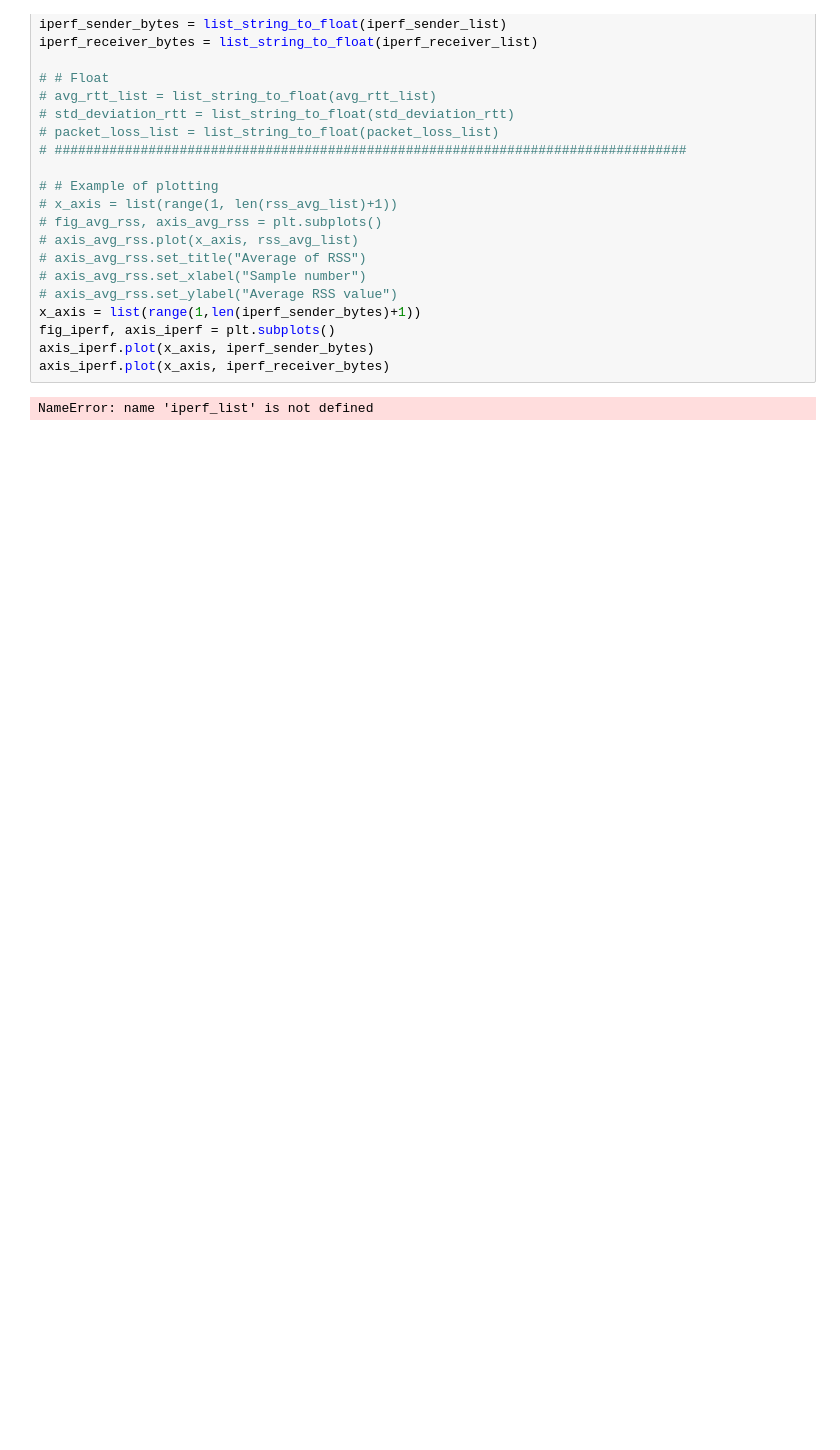
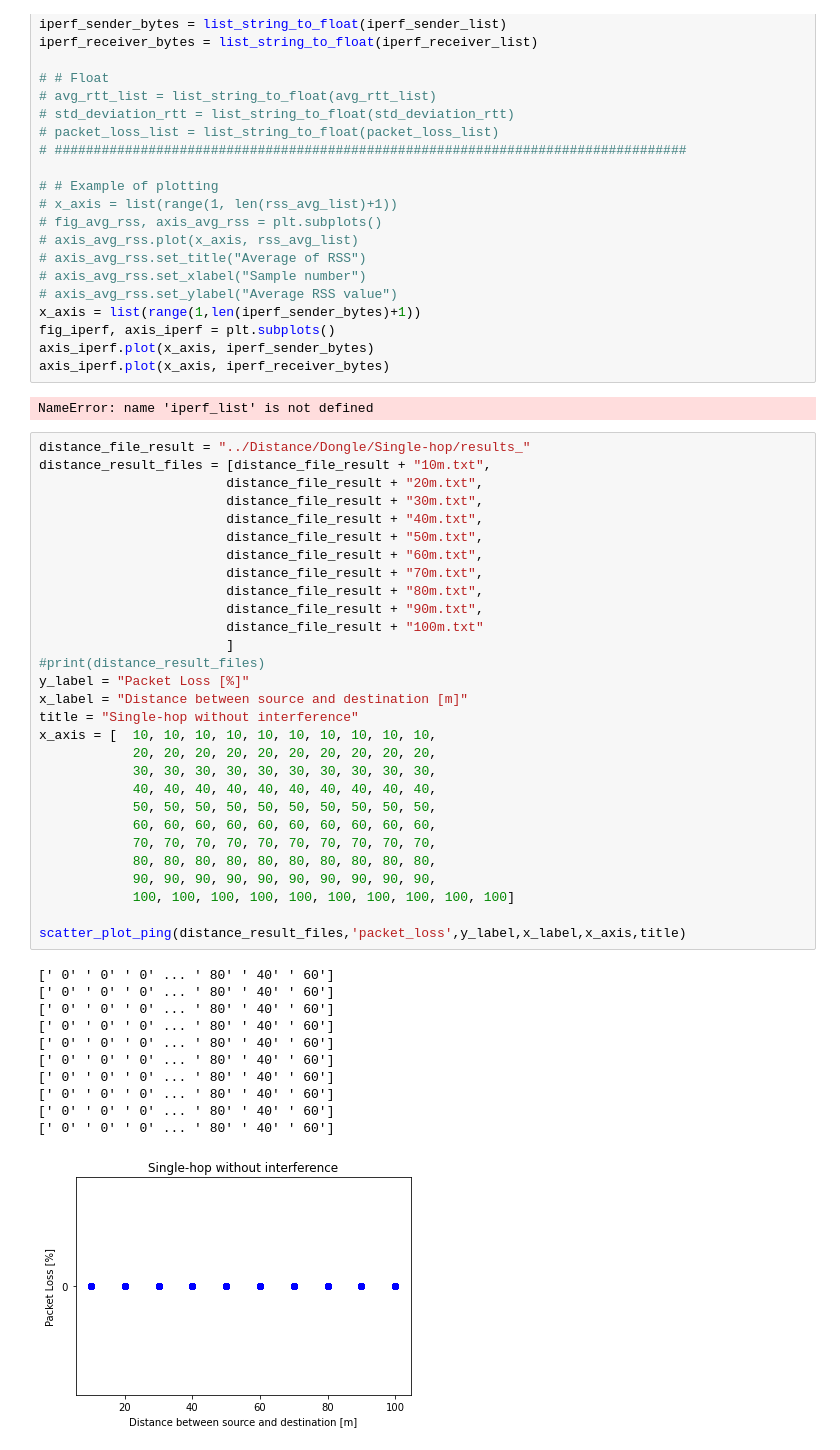
Before and after one commit to k00ziex/MastersThesis_FANETs_Fall_2022, a Jupyter notebook: Data_processing/Data_Visualization.ipynb, the cells around one changed output. Saved outputs shown, nothing was run; the diff lists cells and outputs as text; blank space fills up the shorter version.

```diff
--- a/Data_processing/Data_Visualization.ipynb
+++ b/Data_processing/Data_Visualization.ipynb
@@ -280,3 +311,44 @@ axis_iperf.plot(x_axis, iperf_sender_bytes)
 axis_iperf.plot(x_axis, iperf_receiver_bytes)
 # %% [output]
 NameError: name 'iperf_list' is not defined
+# %%
+distance_file_result = "../Distance/Dongle/Single-hop/results_"
+distance_result_files = [distance_file_result + "10m.txt",
+                        distance_file_result + "20m.txt",
+                        distance_file_result + "30m.txt",
+                        distance_file_result + "40m.txt",
+                        distance_file_result + "50m.txt",
+                        distance_file_result + "60m.txt",
+                        distance_file_result + "70m.txt",
+                        distance_file_result + "80m.txt",
+                        distance_file_result + "90m.txt",
+                        distance_file_result + "100m.txt"
+                        ]
+#print(distance_result_files)
+y_label = "Packet Loss [%]"
+x_label = "Distance between source and destination [m]"
+title = "Single-hop without interference"
+x_axis = [  10, 10, 10, 10, 10, 10, 10, 10, 10, 10,
+            20, 20, 20, 20, 20, 20, 20, 20, 20, 20,
+            30, 30, 30, 30, 30, 30, 30, 30, 30, 30,
+            40, 40, 40, 40, 40, 40, 40, 40, 40, 40,
+            50, 50, 50, 50, 50, 50, 50, 50, 50, 50,
+            60, 60, 60, 60, 60, 60, 60, 60, 60, 60,
+            70, 70, 70, 70, 70, 70, 70, 70, 70, 70,
+            80, 80, 80, 80, 80, 80, 80, 80, 80, 80,
+            90, 90, 90, 90, 90, 90, 90, 90, 90, 90,
+            100, 100, 100, 100, 100, 100, 100, 100, 100, 100]
+
+scatter_plot_ping(distance_result_files,'packet_loss',y_label,x_label,x_axis,title)
+# %% [output]
+[' 0' ' 0' ' 0' ... ' 80' ' 40' ' 60']
+[' 0' ' 0' ' 0' ... ' 80' ' 40' ' 60']
+[' 0' ' 0' ' 0' ... ' 80' ' 40' ' 60']
+[' 0' ' 0' ' 0' ... ' 80' ' 40' ' 60']
+[' 0' ' 0' ' 0' ... ' 80' ' 40' ' 60']
+[' 0' ' 0' ' 0' ... ' 80' ' 40' ' 60']
+[' 0' ' 0' ' 0' ... ' 80' ' 40' ' 60']
+[' 0' ' 0' ' 0' ... ' 80' ' 40' ' 60']
+[' 0' ' 0' ' 0' ... ' 80' ' 40' ' 60']
+[' 0' ' 0' ' 0' ... ' 80' ' 40' ' 60']
+[figure, added]
```
Also changed, not shown: parts of 10 cells of this notebook.
